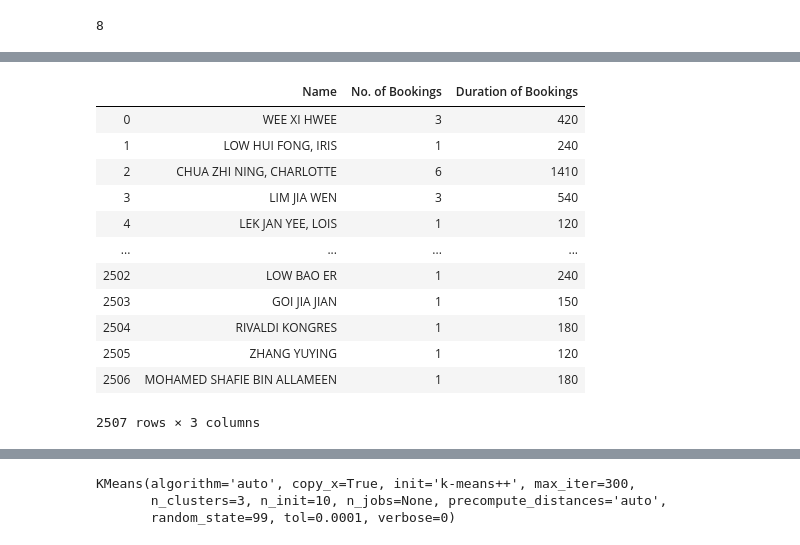
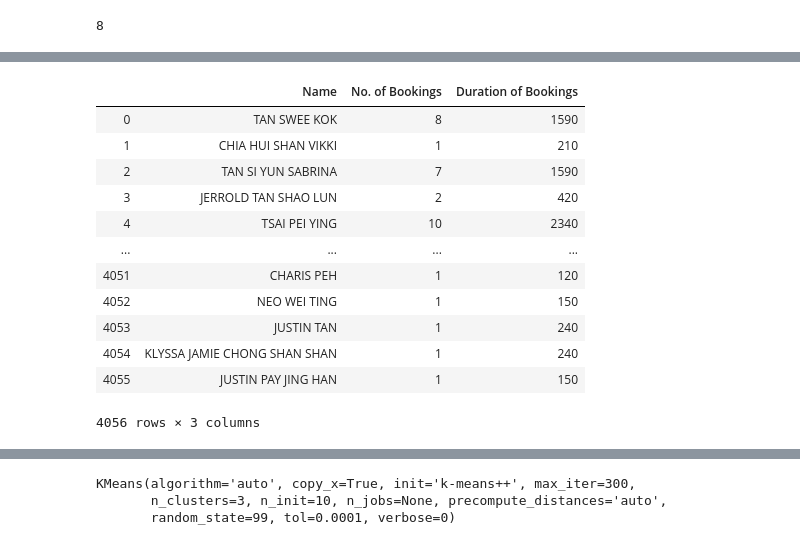
Before and after one commit to y4nrui/SMU-BIA-DAP-Project-1920, a Jupyter notebook: Bookings.ipynb, the cells around one changed output, grey strips where cells are left out. Drawn from its saved outputs; the diff is of its cells as text; code cells hidden in the pictures.

```diff
--- a/Bookings.ipynb
+++ b/Bookings.ipynb
@@ -20,10 +59,10 @@ from datetime import datetime,timedelta
 # %%
-bookings_SIS = pd.read_csv('Data\SIS_bookings_1102.csv')
-bookings_SOB = pd.read_csv('Data\LKCSB_bookings_1102.csv')
-bookings_SOA = pd.read_csv('Data\SOA_bookings_1102.csv')
-bookings_SOE = pd.read_csv('Data\SOE_bookings_1102.csv')
-bookings_SOL = pd.read_csv('Data\SOL_bookings_1102.csv')
-bookings = pd.concat([bookings_SIS,bookings_SOB,bookings_SOA,bookings_SOE,bookings_SOL])
+# bookings_SIS = pd.read_csv('Data\SIS_bookings_1102.csv')
+# bookings_SOB = pd.read_csv('Data\LKCSB_bookings_1102.csv')
+# bookings_SOA = pd.read_csv('Data\SOA_bookings_1102.csv')
+# bookings_SOE = pd.read_csv('Data\SOE_bookings_1102.csv')
+# bookings_SOL = pd.read_csv('Data\SOL_bookings_1102.csv')
+# bookings = pd.concat([bookings_SIS,bookings_SOB,bookings_SOA,bookings_SOE,bookings_SOL])
 # %%
 bookings
 # %% [output]
@@ -57,5 +95,5 @@ Purpose of Booking               5308
 dtype: int64
 # %%
-bookings = bookings.drop(columns='Unnamed: 0')
+# bookings = bookings.drop(columns='Unnamed: 0')
 # bookings = bookings.drop(bookings.index[0])
 # bookings = bookings.rename(columns={'0' : 'Day', '1': 'Facility', '2':'Booking Time', '3': 'Purpose'})
@@ -302,6 +342,24 @@ iterate through SSE and see if the drop in SSE is significant or not. Can use th
 number_of_bookings_per_user = {}
 name = []
 num_bookings = []
+
+#name_email_dict is a dictionary derived from the original bookings dataframe.
+name_email_dict = pd.Series(bookings['Booked for User Email Address'].values,index=bookings['Booked for User Name']).to_dict()
+
+def add_user_details(name_of_user):
+    """
+    Input: A global dictionary where key is the user's full name and value is the user's smu email address
+
+    Output: The user's school. E.g. BUSINESS,SIS,ECONOMICS
+    """
+
+    global name_email_dict
+    email_add = name_email_dict[name_of_user].split('@')
+    return email_add[1].split('.')[0].upper()
+
+#add a school column onto the bookings df and filter out users from other schools such as JD/MBA/MITB
+bookings['School'] = bookings['Booked for User Name'].apply(add_user_details)
+bookings = bookings[bookings['School'].isin(['ACCOUNTANCY','BUSINESS','ECONOMICS','LAW','SIS','SOCSC'])]
 
 for row in bookings['Booked for User Name']:
     if row not in number_of_bookings_per_user:
@@ -313,45 +371,45 @@ for key in number_of_bookings_per_user:
     name.append(key)
     num_bookings.append(number_of_bookings_per_user[key][0])
 
 number_bookings_df = pd.DataFrame({'Name':name, 'No. of Bookings':num_bookings})
 number_bookings_df
 
 #new is a dictionary which stores the total duration a user has booked, in minutes
 new = {}
 name=[]
 duration_of_bookings = []
 for row in expanded_bookings['Booked for User Name']:
     if row not in new:
         new[row] = [30]
     else:
         new[row][0]+=30
 
 for key in new:
     name.append(key)
     duration_of_bookings.append(new[key][0])
 
 
 duration_bookings_df = pd.DataFrame({'Name':name,'Duration of Bookings':duration_of_bookings})
 duration_bookings_df
 
 
 #merge the 2 dataframe
 df_merge_col = pd.merge(number_bookings_df, duration_bookings_df, on='Name')
 df_merge_col
 # %% [output]
 |  | Name | No. of Bookings | Duration of Bookings |
-| 0 | WEE XI HWEE | 3 | 420 |
-| 1 | LOW HUI FONG, IRIS | 1 | 240 |
-| 2 | CHUA ZHI NING, CHARLOTTE | 6 | 1410 |
-| 3 | LIM JIA WEN | 3 | 540 |
-| 4 | LEK JAN YEE, LOIS | 1 | 120 |
+| 0 | TAN SWEE KOK | 8 | 1590 |
+| 1 | CHIA HUI SHAN VIKKI | 1 | 210 |
+| 2 | TAN SI YUN SABRINA | 7 | 1590 |
+| 3 | JERROLD TAN SHAO LUN | 2 | 420 |
+| 4 | TSAI PEI YING | 10 | 2340 |
 | ... | ... | ... | ... |
-| 2502 | LOW BAO ER | 1 | 240 |
-| 2503 | GOI JIA JIAN | 1 | 150 |
-| 2504 | RIVALDI KONGRES | 1 | 180 |
-| 2505 | ZHANG YUYING | 1 | 120 |
-| 2506 | MOHAMED SHAFIE BIN ALLAMEEN | 1 | 180 |
+| 4051 | CHARIS PEH | 1 | 120 |
+| 4052 | NEO WEI TING | 1 | 150 |
+| 4053 | JUSTIN TAN | 1 | 240 |
+| 4054 | KLYSSA JAMIE CHONG SHAN SHAN | 1 | 240 |
+| 4055 | JUSTIN PAY JING HAN | 1 | 150 |
-2507 rows × 3 columns
+4056 rows × 3 columns
 # %%
 #plot the SSEs and determine optimal k
 df_merge_col_name_dropped = df_merge_col.drop(['Name'],axis=1)
```
Also changed, not shown: parts of 19 cells of this notebook, 2 other files.
